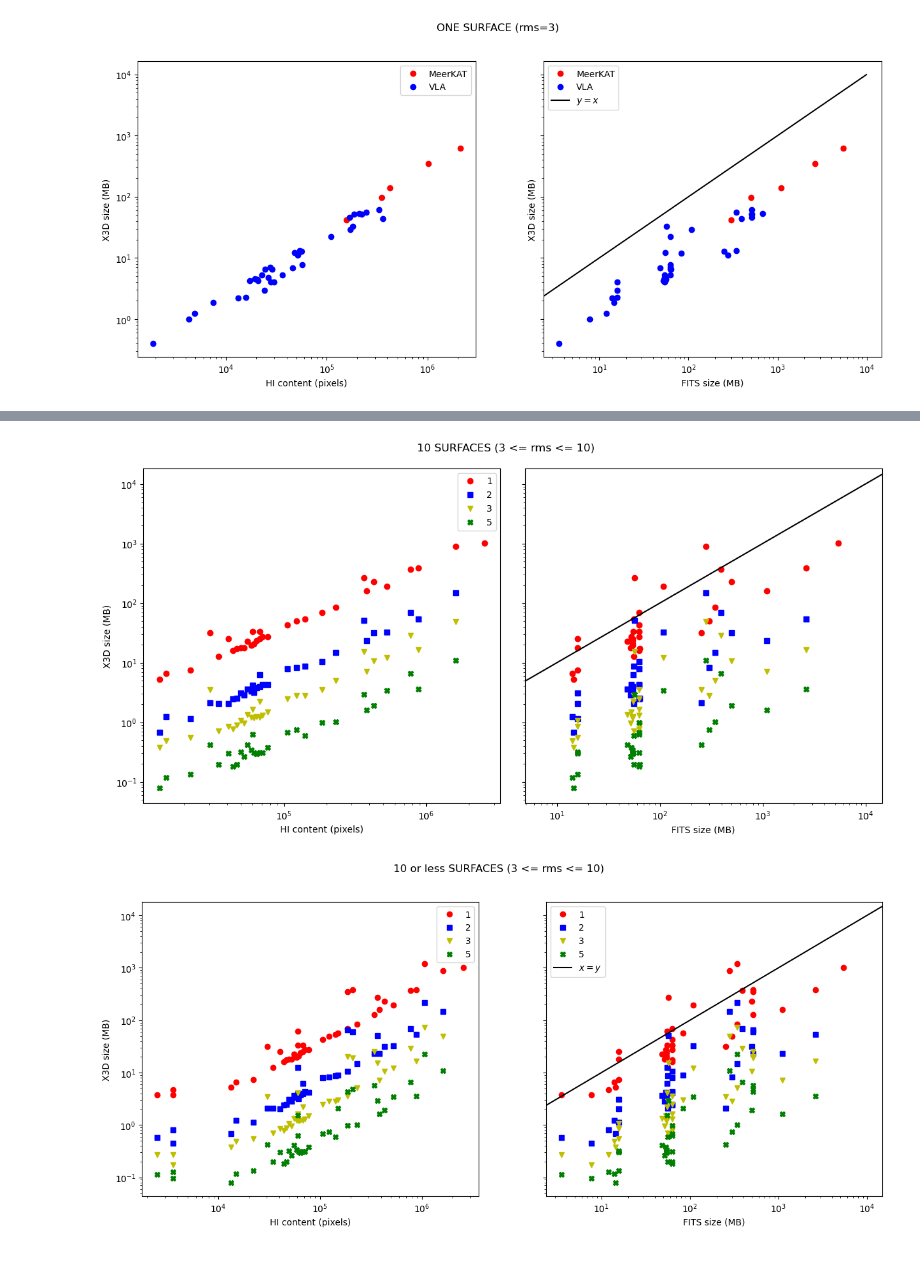
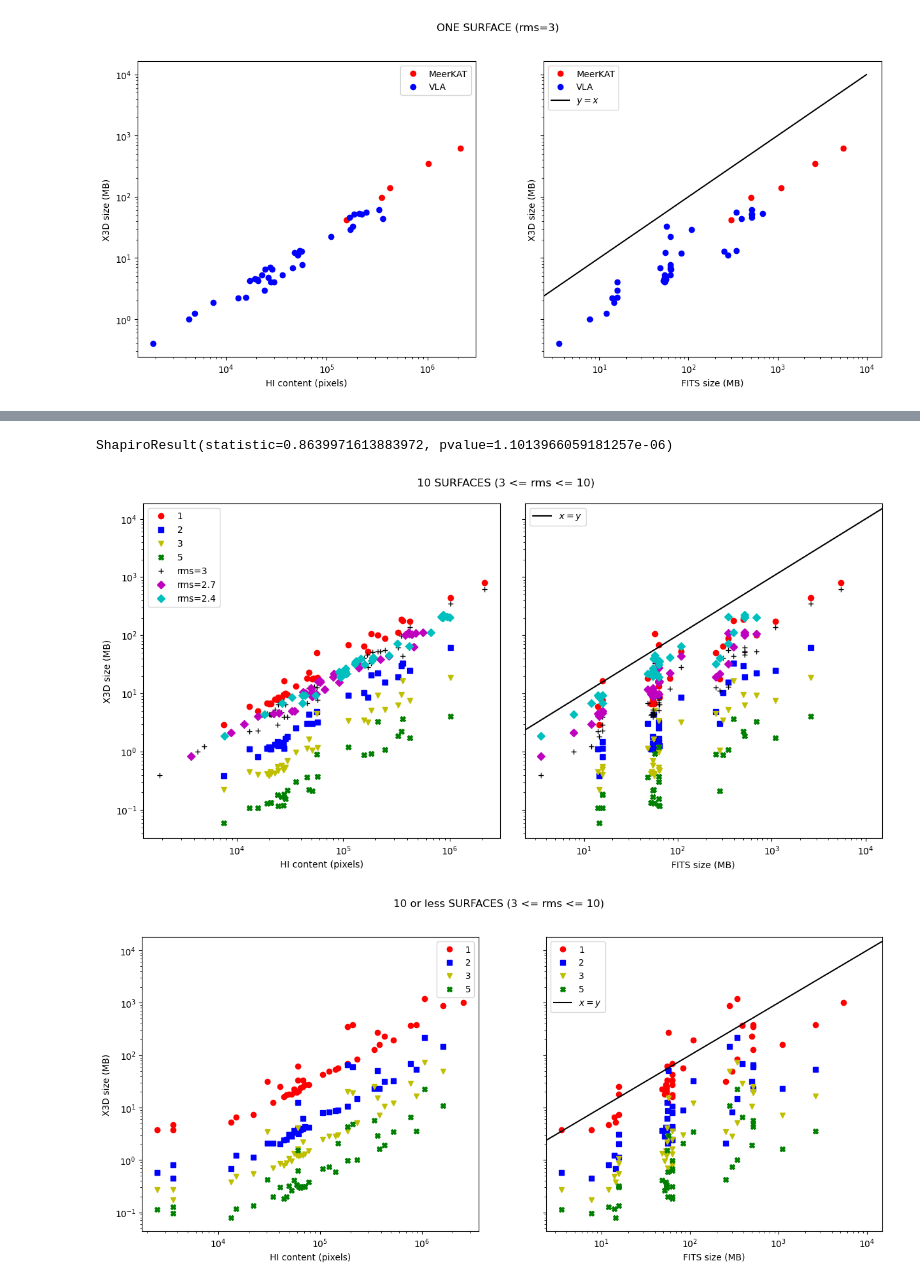
Before and after one commit to ixakalabadie/ViSL3D, a Jupyter notebook: stats_analysis.ipynb, the cells around one changed output, grey strips where cells are left out. Cells and saved outputs as stored; diff of their text form; code cells hidden in the pictures.

```diff
--- a/stats_analysis.ipynb
+++ b/stats_analysis.ipynb
@@ -36,3 +5,10 @@ one = one[:,1:].astype(float).T
+# %%
+one = pd.read_csv('one_stats_rss.csv')
+ten = pd.read_csv('ten_stats_rss.csv')
+o2c7 = pd.read_csv('one_2c7_stats_rss.csv')
+o2c4 = pd.read_csv('one_2c4_stats.csv')
+m2c5_6 = pd.read_csv('mul_2c5-6stats_rss.csv')
+m2_5 = pd.read_csv('mul_2-5_stats_rss.csv')
 # %%
 start = 5
 fig, ax = plt.subplots(ncols=2, figsize=(15,6), sharey=True)
@@ -88,30 +74,45 @@ plt.plot(one['HIcont'][:start], one['High/No'][:start], 'ro', label='MeerKAT');
+# %%
+from scipy.stats import shapiro
+
+shap = shapiro(func(x, *popt)-y)
+
+shap
+# %% [output]
+ShapiroResult(statistic=0.8639971613883972, pvalue=1.1013966059181257e-06)
 # %%
 start = 0
 fig, ax = plt.subplots(ncols=2, figsize=(12,6), sharey=True)
 fig.suptitle('10 SURFACES (3 <= rms <= 10)')
 fig.tight_layout()
 plt.axes(ax[0])
-plt.plot(ten[1][ten[-3]==10][start:], ten[5][ten[-3]==10][start:], 'or', label='1')
-plt.plot(ten[1][ten[-3]==10][start:], ten[6][ten[-3]==10][start:], 'sb', label='2')
-plt.plot(ten[1][ten[-3]==10][start:], ten[7][ten[-3]==10][start:], 'vy', label='3')
-plt.plot(ten[1][ten[-3]==10][start:], ten[8][ten[-3]==10][start:], 'Xg', label='5')
-plt.legend()
+plt.plot(ten['HIcont'][start:], ten['High/No'][start:], 'or', label='1')
+plt.plot(ten['HIcont'][start:], ten['Tri2'][start:], 'sb', label='2')
+plt.plot(ten['HIcont'][start:], ten['Tri3'][start:], 'vy', label='3')
+plt.plot(ten['HIcont'][start:], ten['Tri5'][start:], 'Xg', label='5')
+plt.plot(one['HIcont'][start:], one['High/No'][start:], '+k', label='rms=3')
+plt.plot(o2c7['HIcont'][start:], o2c7['High/No'][start:], 'Dm', label='rms=2.7')
+plt.plot(o2c4['HIcont'][start:], o2c4['High/No'][start:], 'Dc', label='rms=2.4')
+plt.legend(loc='upper left')
 plt.yscale('log')
 plt.xscale('log')
 plt.xlabel('HI content (pixels)')
 plt.ylabel('X3D size (MB)')
 plt.axes(ax[1])
-plt.plot(ten[0][ten[-3]==10][start:], ten[5][ten[-3]==10][start:], 'or')
-plt.plot(ten[0][ten[-3]==10][start:], ten[6][ten[-3]==10][start:], 'sb')
-plt.plot(ten[0][ten[-3]==10][start:], ten[7][ten[-3]==10][start:], 'vy')
-plt.plot(ten[0][ten[-3]==10][start:], ten[8][ten[-3]==10][start:], 'Xg')
+plt.plot(ten['FITS'][start:], ten['High/No'][start:], 'or')
+plt.plot(ten['FITS'][start:], ten['Tri2'][start:], 'sb')
+plt.plot(ten['FITS'][start:], ten['Tri3'][start:], 'vy')
+plt.plot(ten['FITS'][start:], ten['Tri5'][start:], 'Xg')
+plt.plot(one['FITS'][start:], one['High/No'][start:], '+k')
+plt.plot(o2c7['FITS'][start:], o2c7['High/No'][start:], 'Dm')
+plt.plot(o2c4['FITS'][start:], o2c4['High/No'][start:], 'Dc')
 ax[1].axline((7,7), (1e4,1e4), color='k', label=r'$x=y$')
+plt.legend()
 plt.xlabel('FITS size (MB)');
 plt.xscale('log')
 # plt.ylim(-10,200)
 # plt.xlim(-100,550)
 # %% [output]
-[figure, old version]
+[figure, new version]
 # %%
 start = 0
 fig, ax = plt.subplots(ncols=2, figsize=(15,6), sharey=True)
```
Also changed, not shown: parts of 9 cells of this notebook, 15 other files.
